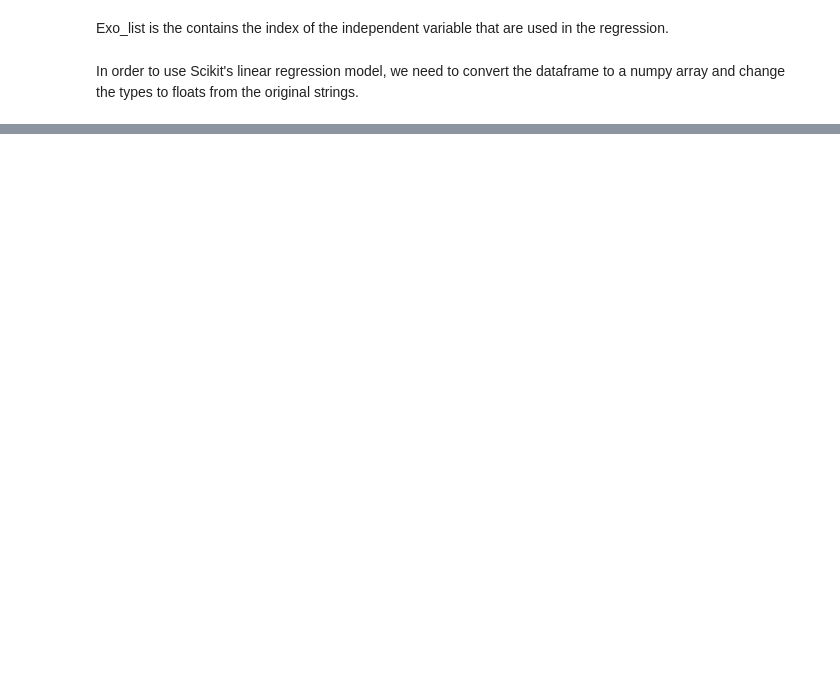
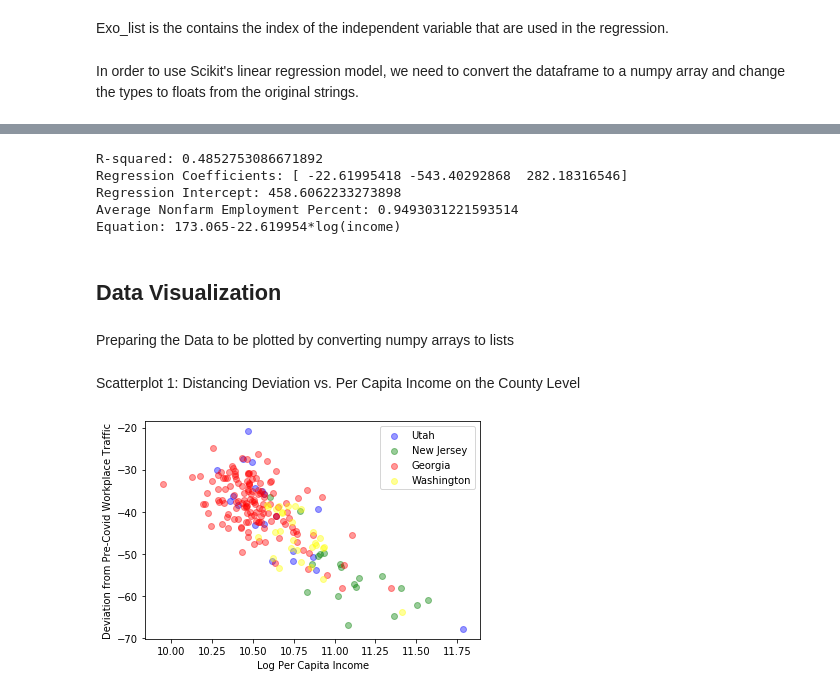
Before and after one commit to zb3qk/Social-Distancing-By-Occupation, a Jupyter notebook: regressions.ipynb, the cells around one changed output, grey strips where cells are left out. Drawn from its saved outputs; the diff is of its cells as text; code cells hidden in the pictures; blank space fills up the shorter version.

```diff
--- a/regressions.ipynb
+++ b/regressions.ipynb
@@ -61,7 +75,7 @@ Exo_list is the contains the index of the independent variable that are used in
 # %%
 exo_list=list()
 
-exo_list.append(1)#Income
+exo_list.append(97)#Log Income
 exo_list.append(95)#Nonfarm employment
 exo_list.append(96)#Covid affected employment
 # %% [markdown]
@@ -276,0 +257,8 @@ Equation: -28.175-0.000368*income
+# %%
+ga_reg = lm.LinearRegression().fit(X, Y)
+print("R-squared: "+ str(ga_reg.score(X,Y)))
+print("Regression Coefficients: " + str(ga_reg.coef_))
+print("Regression Intercept: " + str(ga_reg.intercept_))
+print("Average Nonfarm Employment Percent: " + str(np.mean(X[:,1])))
+x=round((ga_reg.intercept_ + ga_reg.coef_[1]*np.mean(X[:,1]) + ga_reg.coef_[2]*np.mean(X[:,2])**2),3)
+print("Equation: " + str(x) + str(round(ga_reg.coef_[0],6)) + "*log(income)" )
@@ -276,0 +325,57 @@ Equation: -28.175-0.000368*income
+# %%
+was_reg = lm.LinearRegression().fit(X, Y)
+print("R-squared: "+ str(was_reg.score(X,Y)))
+print("Regression Coefficients: " + str(was_reg.coef_))
+print("Regression Intercept: " + str(was_reg.intercept_))
+print("Average Nonfarm Employment Percent: " + str(np.mean(X[:,1])))
+x=round((was_reg.intercept_ + was_reg.coef_[1]*np.mean(X[:,1]) + was_reg.coef_[2]*np.mean(X[:,2])**2),3)
+print("Equation: " + str(x) + str(round(was_reg.coef_[0],6)) + "*log(income)" )
+# %% [output]
+R-squared: 0.4852753086671892
+Regression Coefficients: [ -22.61995418 -543.40292868  282.18316546]
+Regression Intercept: 458.6062233273898
+Average Nonfarm Employment Percent: 0.9493031221593514
+Equation: 173.065-22.619954*log(income)
+# %% [markdown]
+## Data Visualization
+# %% [markdown]
+Preparing the Data to be plotted by converting numpy arrays to lists
+# %%
+col=[]
+ut_X=list(ut_X)#20 elements
+nj_X=list(nj_X)#19 elements
+ga_X=list(ga_X)#138
+was_X=list(was_X)#29
+
+ut_Xb=list(ut_Xb)
+nj_Xb=list(nj_Xb)
+ga_Xb=list(ga_Xb)
+was_Xb=list(was_Xb)
+
+ut_Xc=list(ut_Xc)
+nj_Xc=list(nj_Xc)
+ga_Xc=list(ga_Xc)
+was_Xc=list(was_Xc)
+
+ut_Y=list(ut_Y)
+nj_Y=list(nj_Y)
+ga_Y=list(ga_Y)
+was_Y=list(was_Y)
+
+col[0:19]=['red']*20
+col[20:38]=['green']*19
+col[39:176]=['blue']*138
+col[177:205]=['yellow']*29
+# %% [markdown]
+Scatterplot 1: Distancing Deviation vs. Per Capita Income on the County Level
+# %%
+plt.scatter(ut_X, ut_Y, color='blue', label="Utah",alpha=0.4)
+plt.scatter(nj_X, nj_Y, color='green', label="New Jersey",alpha=0.4)
+plt.scatter(ga_X, ga_Y, color='red', label="Georgia",alpha=0.4)
+plt.scatter(was_X, was_Y, color='yellow', label="Washington",alpha=0.4)
+plt.legend(loc="upper right")
+plt.xlabel("Log Per Capita Income")
+plt.ylabel("Deviation from Pre-Covid Workplace Traffic")
+plt.show()
+# %% [output]
+[figure, added]
```
Also changed, not shown: parts of 40 cells of this notebook.
